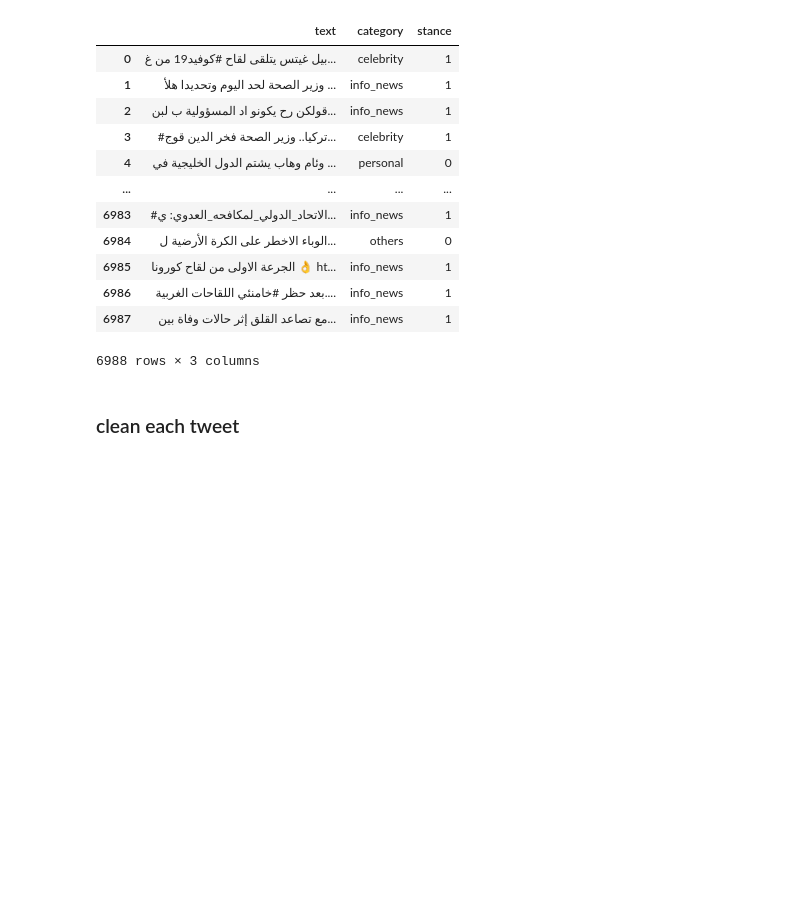
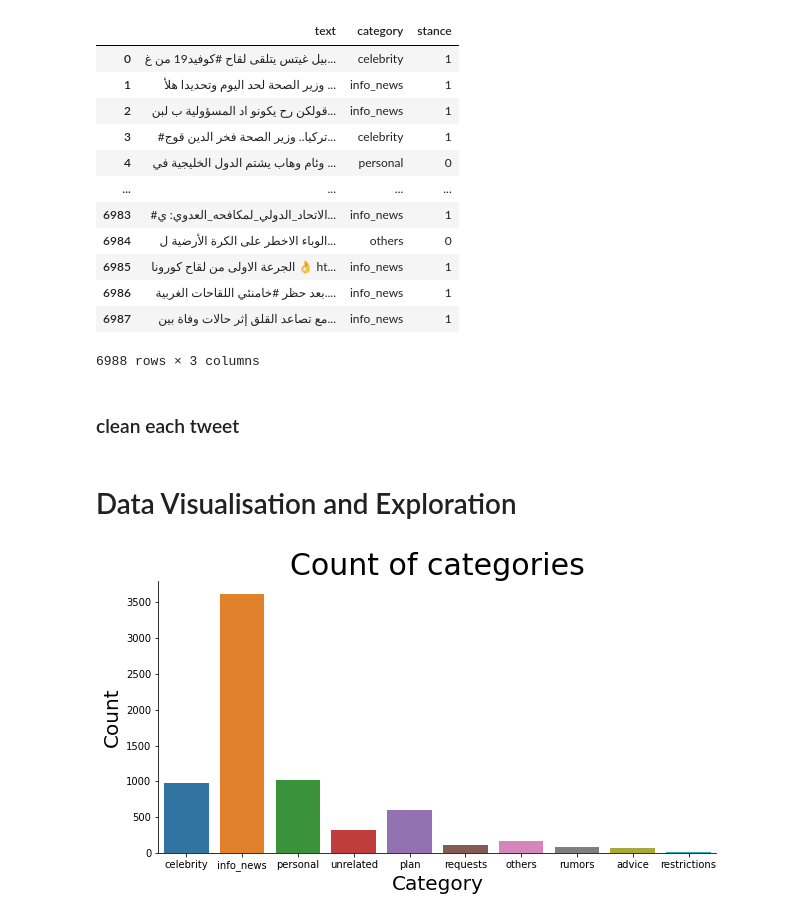
Before and after one commit to gaserashraf/NLP-Project, a Jupyter notebook: preprocessing.ipynb, the cells around one changed output. Cells and saved outputs as stored; diff of their text form; code cells hidden in the pictures; blank space fills up the shorter version.

Commit message:
add visualisation

```diff
--- a/preprocessing.ipynb
+++ b/preprocessing.ipynb
@@ -93,3 +95,15 @@ for i, produto in data.iterrows():
     newList.append(newTweet)
 data['text']=newList
 data.to_csv(f"Dataset/preprocessingData.csv", index=False)
+# %% [markdown]
+# Data Visualisation and Exploration
+# %%
+plt.figure(figsize=(10, 5))
+plt.title('Count of categories', size=30)
+sns.countplot(x=data.category)
+plt.ylabel('Count', size=20)
+plt.xlabel('Category', size=20)
+sns.despine(top=True, right=True, left=False, bottom=False)
+plt.show()
+# %% [output]
+[figure, added]
```
Also changed, not shown: parts of 2 cells of this notebook.
